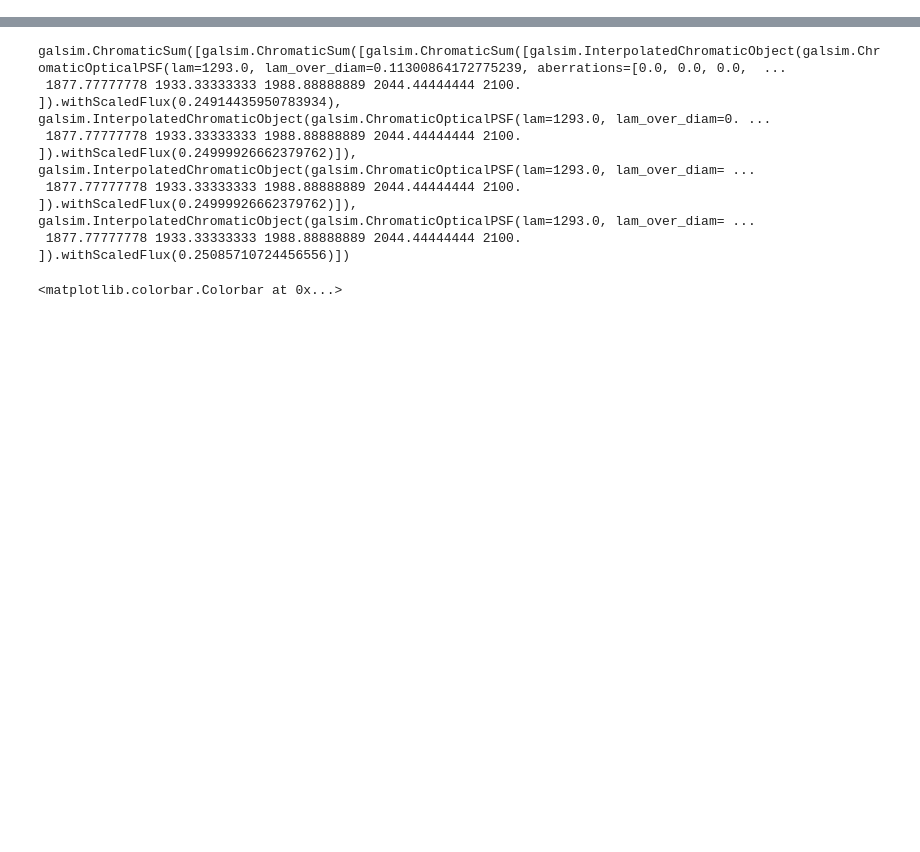
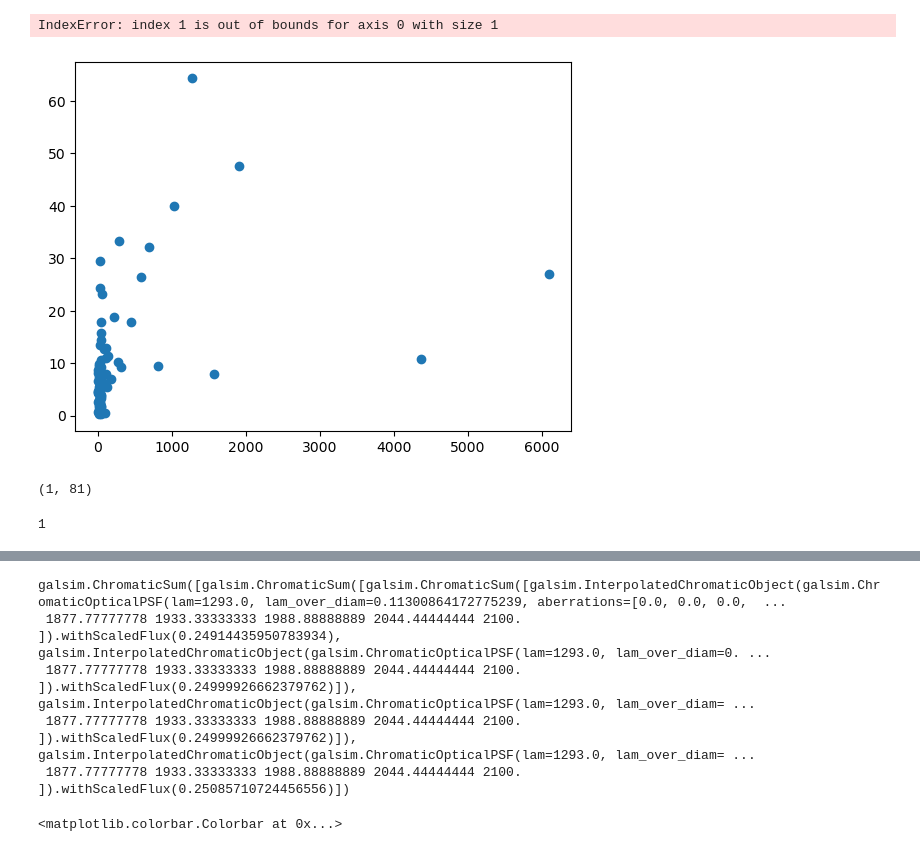
Before and after one commit to Roman-Supernova-PIT/campari, a Jupyter notebook: PSFPhotometryExample.ipynb, the cells around one changed output, grey strips where cells are left out. Cells and saved outputs as stored; diff of their text form; code cells hidden in the pictures; blank space fills up the shorter version.

```diff
--- a/PSFPhotometryExample.ipynb
+++ b/PSFPhotometryExample.ipynb
@@ -305,0 +326,18 @@ KeyboardInterrupt:
+# %%
+#Generate PSFs in a given band
+#plt.imshow(im[-1].reshape(size,size), origin = 'lower')
+#plt.imshow(residuals[k].reshape(size,size), origin = 'lower', cmap = 'seismic', vmin = -50, vmax = 50)
+plt.scatter(im[0], np.abs(residuals[0]))
+
+plt.xscale('log')
+# %% [output]
+IndexError: index 1 is out of bounds for axis 0 with size 1
+[figure, added]
+# %%
+residuals.shape
+# %% [output]
+(1, 81)
+# %%
+image_number
+# %% [output]
+1
```
Also changed, not shown: parts of 7 cells of this notebook, 4 other files.
